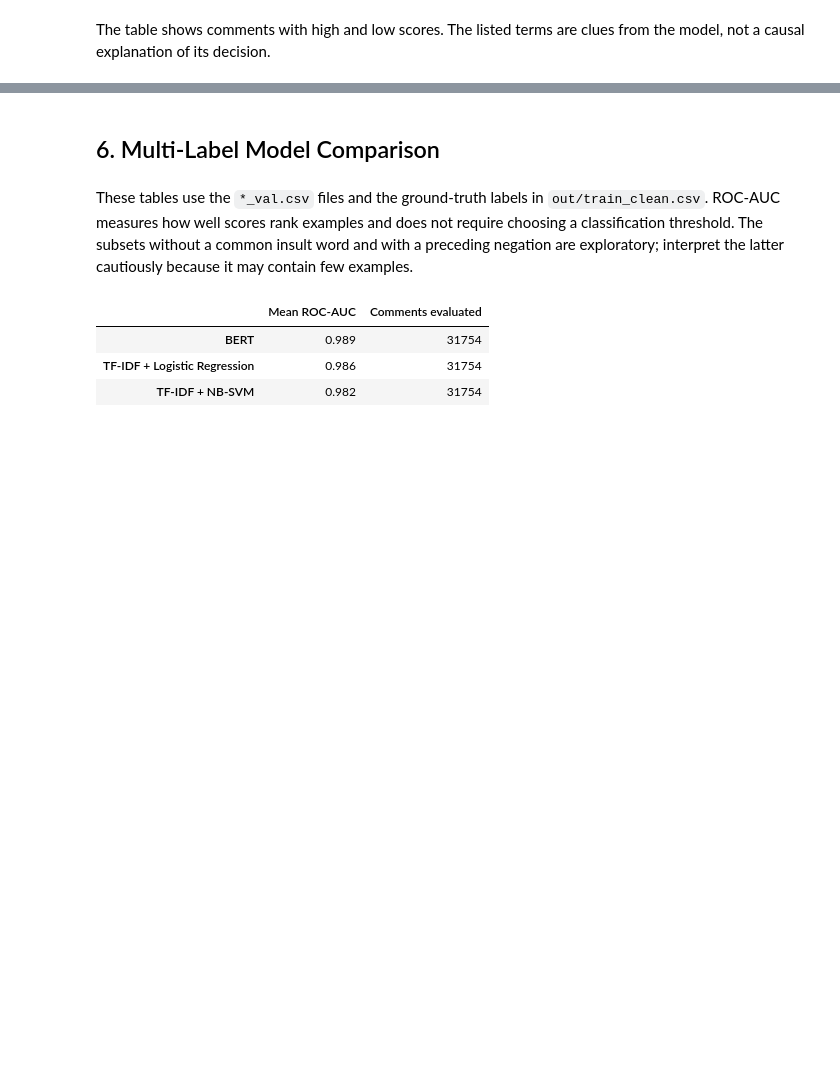
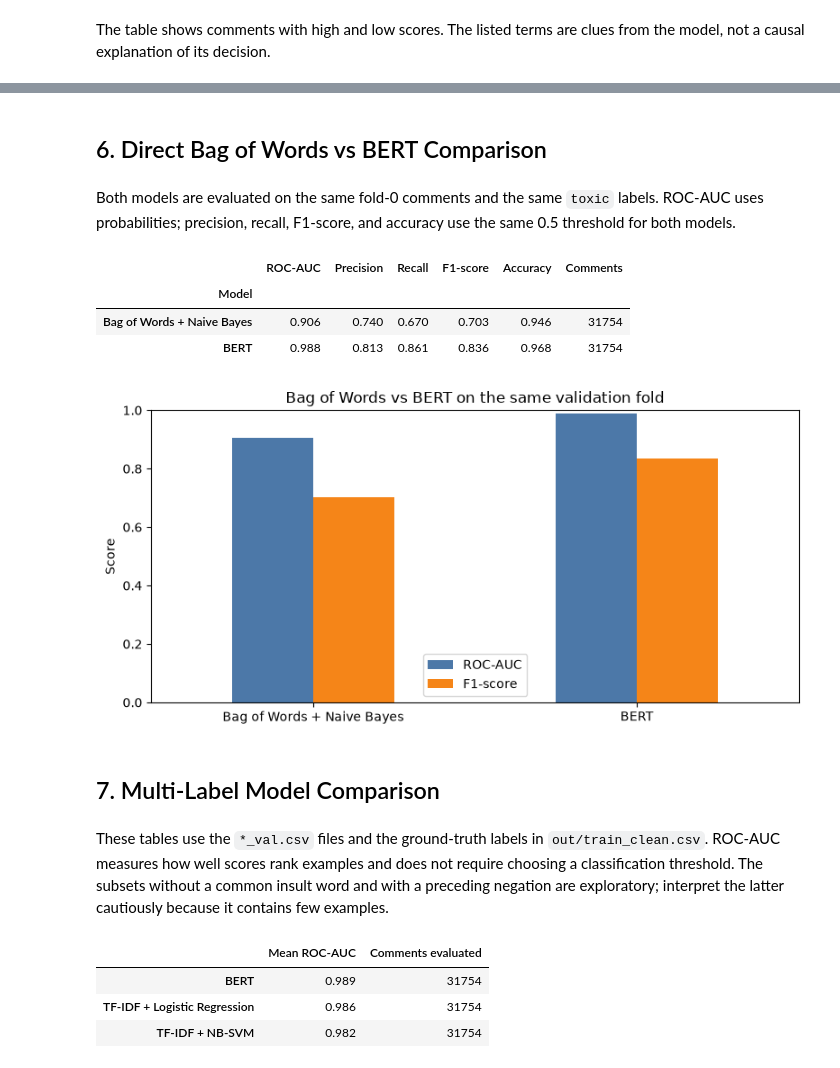
Before and after one commit to Zachr321/Data-Analysis-Project, a Jupyter notebook: Notebook.ipynb, the cells around one changed output, grey strips where cells are left out. Drawn from its saved outputs; the diff is of its cells as text; code cells hidden in the pictures; blank space fills up the shorter version.

```diff
--- a/Notebook.ipynb
+++ b/Notebook.ipynb
@@ -195,7 +184,72 @@ display(examples)
+# %% [markdown]
+## 6. Direct Bag of Words vs BERT Comparison
+# %% [markdown]
+Both models are evaluated on the same fold-0 comments and the same `toxic` labels. ROC-AUC uses probabilities; precision, recall, F1-score, and accuracy use the same 0.5 threshold for both models.
+# %%
+from pathlib import Path
+import matplotlib.pyplot as plt
+import pandas as pd
+from sklearn.metrics import accuracy_score, precision_recall_fscore_support, roc_auc_score
+
+bert_val_path = Path("preds/bert_val.csv")
+if not bert_val_path.exists():
+    raise FileNotFoundError("Missing preds/bert_val.csv. Generate BERT validation predictions first.")
+bert_val = pd.read_csv(bert_val_path)
+if bert_val["id"].duplicated().any():
+    raise ValueError("BERT validation predictions contain duplicate IDs.")
+if set(bert_val["id"]) != set(validation_ids):
+    raise ValueError("BERT validation IDs do not match the Bag of Words validation fold.")
+
+bert_aligned = valid_rows[["id", "toxic"]].merge(
+    bert_val[["id", "toxic"]].rename(columns={"toxic": "bert_probability"}),
+    on="id",
+    how="left",
+    validate="one_to_one",
+)
+y_true = bert_aligned["toxic"].to_numpy()
+model_probabilities = {
+    "Bag of Words + Naive Bayes": bow_model.predict_proba(X_valid_bow)[:, 1],
+    "BERT": bert_aligned["bert_probability"].to_numpy(),
+}
+threshold = 0.5
+comparison_rows = []
+for model_name, probabilities in model_probabilities.items():
+    predicted_labels = (probabilities >= threshold).astype(int)
+    precision, recall, f1, _ = precision_recall_fscore_support(
+        y_true, predicted_labels, average="binary", zero_division=0
+    )
+    comparison_rows.append({
+        "Model": model_name,
+        "ROC-AUC": roc_auc_score(y_true, probabilities),
+        "Precision": precision,
+        "Recall": recall,
+        "F1-score": f1,
+        "Accuracy": accuracy_score(y_true, predicted_labels),
+        "Comments": len(y_true),
+    })
+
+binary_comparison = pd.DataFrame(comparison_rows).set_index("Model")
+display(binary_comparison.round(3))
+
+ax = binary_comparison[["ROC-AUC", "F1-score"]].plot.bar(
+    figsize=(8, 4), ylim=(0, 1), color=["#4C78A8", "#F58518"]
+)
+ax.set_title("Bag of Words vs BERT on the same validation fold")
+ax.set_ylabel("Score")
+ax.set_xlabel("")
+ax.tick_params(axis="x", rotation=0)
+plt.tight_layout()
+plt.show()
+# %% [output]
+|  | ROC-AUC | Precision | Recall | F1-score | Accuracy | Comments |
+| Model |  |  |  |  |  |  |
+| Bag of Words + Naive Bayes | 0.906 | 0.740 | 0.670 | 0.703 | 0.946 | 31754 |
+| BERT | 0.988 | 0.813 | 0.861 | 0.836 | 0.968 | 31754 |
+[figure, added]
 # %% [markdown]
-## 6. Multi-Label Model Comparison
+## 7. Multi-Label Model Comparison
 # %% [markdown]
-These tables use the `*_val.csv` files and the ground-truth labels in `out/train_clean.csv`. ROC-AUC measures how well scores rank examples and does not require choosing a classification threshold. The subsets without a common insult word and with a preceding negation are exploratory; interpret the latter cautiously because it may contain few examples.
+These tables use the `*_val.csv` files and the ground-truth labels in `out/train_clean.csv`. ROC-AUC measures how well scores rank examples and does not require choosing a classification threshold. The subsets without a common insult word and with a preceding negation are exploratory; interpret the latter cautiously because it contains few examples.
 # %%
 from pathlib import Path
 import matplotlib.pyplot as plt
```
Also changed, not shown: parts of 12 cells of this notebook.
